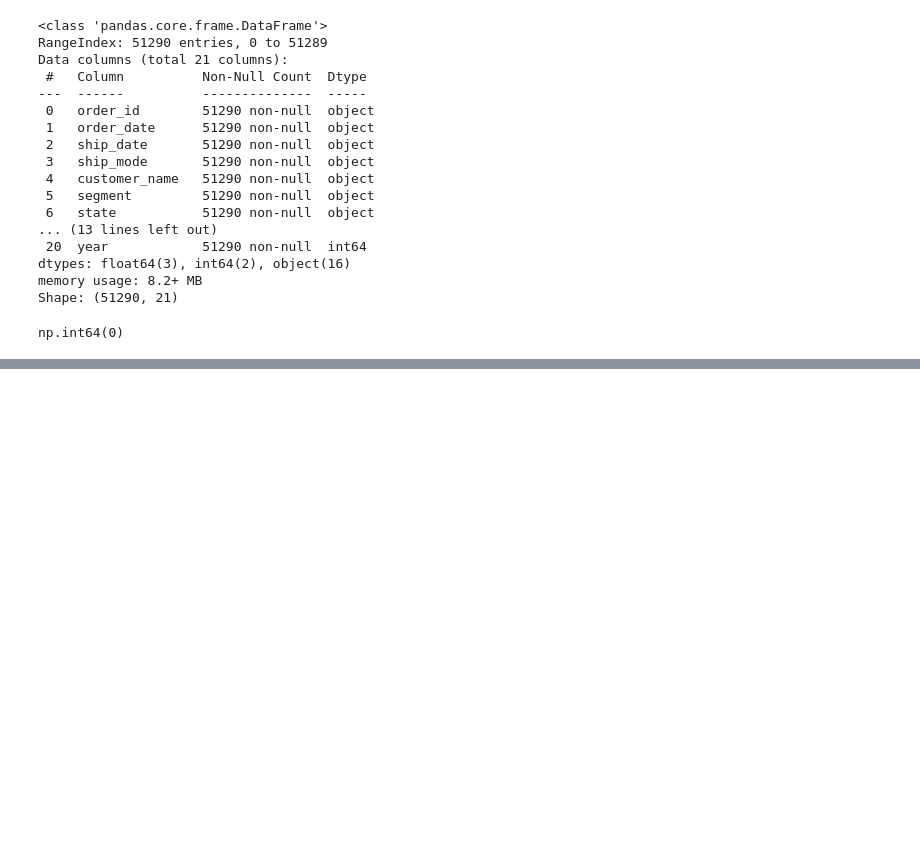
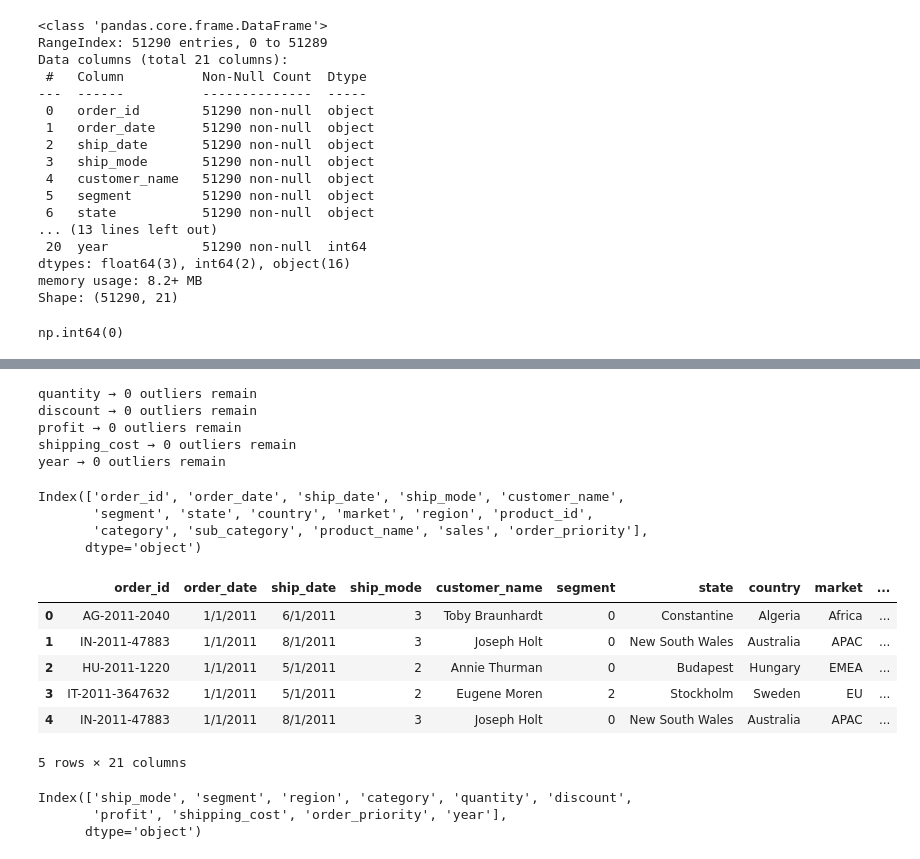
Before and after one commit to Danishya/Sales_data_visualization, a Jupyter notebook: src/preprocessing.ipynb, the cells around one changed output, grey strips where cells are left out. Cells and saved outputs as stored; diff of their text form; code cells hidden in the pictures; blank space fills up the shorter version.

```diff
--- a/src/preprocessing.ipynb
+++ b/src/preprocessing.ipynb
@@ -59,0 +113,16 @@ np.int64(0)
+# %%
+# Keep original df unchanged
+new_df = df.copy()
+
+numeric_cols = new_df.select_dtypes(include=['int64', 'float64']).columns
+
+for col in numeric_cols:
+    Q1 = new_df[col].quantile(0.25)
+    Q3 = new_df[col].quantile(0.75)
+    IQR = Q3 - Q1
+    lower = Q1 - 1.5 * IQR
+    upper = Q3 + 1.5 * IQR
+
+    new_df[col] = new_df[col].clip(lower, upper)
+
+print(new_df)
@@ -59,0 +147,51 @@ np.int64(0)
+# %%
+numeric_cols = new_df.select_dtypes(include=['int64', 'float64']).columns
+
+for col in numeric_cols:
+    Q1 = new_df[col].quantile(0.25)
+    Q3 = new_df[col].quantile(0.75)
+    IQR = Q3 - Q1
+    lower = Q1 - 1.5 * IQR
+    upper = Q3 + 1.5 * IQR
+
+    outliers = new_df[(new_df[col] < lower) | (new_df[col] > upper)]
+    print(f"{col} → {len(outliers)} outliers remain")
+# %% [output]
+quantity → 0 outliers remain
+discount → 0 outliers remain
+profit → 0 outliers remain
+shipping_cost → 0 outliers remain
+year → 0 outliers remain
+# %%
+categorical_cols = new_df.select_dtypes(include=['object', 'category']).columns
+print(categorical_cols)
+# %% [output]
+Index(['order_id', 'order_date', 'ship_date', 'ship_mode', 'customer_name',
+       'segment', 'state', 'country', 'market', 'region', 'product_id',
+       'category', 'sub_category', 'product_name', 'sales', 'order_priority'],
+      dtype='object')
+# %%
+#Encode categorial Features
+from sklearn.preprocessing import LabelEncoder
+
+categorical_cols = ['region', 'category','order_priority','segment','ship_mode']
+le = LabelEncoder()
+for col in categorical_cols:
+    new_df[col] = le.fit_transform(new_df[col])
+
+new_df.head()
+# %% [output]
+|  | order_id | order_date | ship_date | ship_mode | customer_name | segment | state | country | market | ... |
+| 0 | AG-2011-2040 | 1/1/2011 | 6/1/2011 | 3 | Toby Braunhardt | 0 | Constantine | Algeria | Africa | ... |
+| 1 | IN-2011-47883 | 1/1/2011 | 8/1/2011 | 3 | Joseph Holt | 0 | New South Wales | Australia | APAC | ... |
+| 2 | HU-2011-1220 | 1/1/2011 | 5/1/2011 | 2 | Annie Thurman | 0 | Budapest | Hungary | EMEA | ... |
+| 3 | IT-2011-3647632 | 1/1/2011 | 5/1/2011 | 2 | Eugene Moren | 2 | Stockholm | Sweden | EU | ... |
+| 4 | IN-2011-47883 | 1/1/2011 | 8/1/2011 | 3 | Joseph Holt | 0 | New South Wales | Australia | APAC | ... |
+5 rows × 21 columns
+# %%
+numeric_cols = new_df.select_dtypes(include=['int64', 'float64']).columns
+numeric_cols
+# %% [output]
+Index(['ship_mode', 'segment', 'region', 'category', 'quantity', 'discount',
+       'profit', 'shipping_cost', 'order_priority', 'year'],
+      dtype='object')
```
Also changed, not shown: parts of 6 cells of this notebook, 12 other files.
